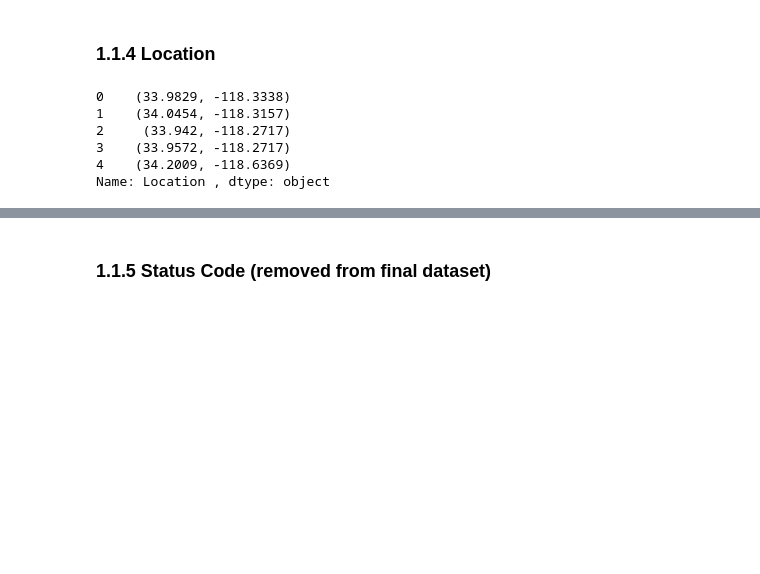
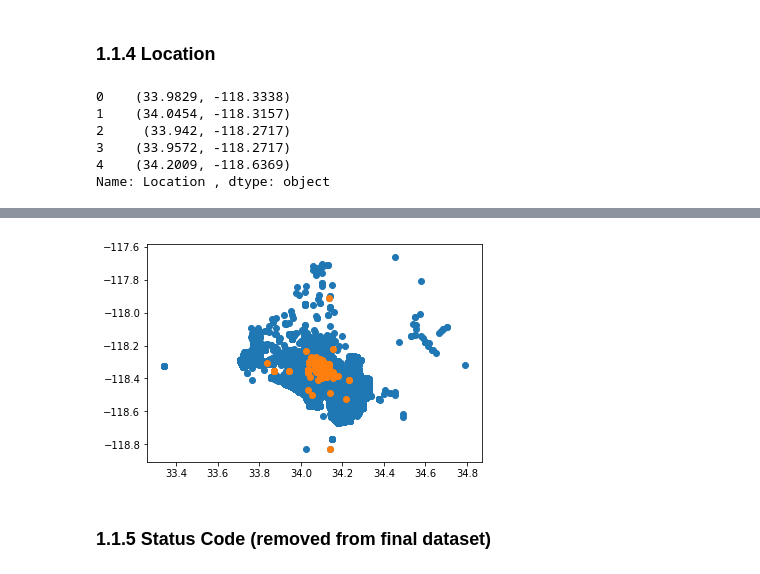
Before and after one commit to abbahdab/Crime-Rates-Prediction-, a Jupyter notebook: eda.ipynb, the cells around one changed output, grey strips where cells are left out. Cells and saved outputs as stored; diff of their text form; code cells hidden in the pictures; blank space fills up the shorter version.

```diff
--- a/eda.ipynb
+++ b/eda.ipynb
@@ -7,6 +9,6 @@ import numpy as np
 # %%
 # read in data
-data = pd.read_csv('../data/Crime_Data_2010_2017.csv')
+data = pd.read_csv('data/Crime_Data_2010_2017.csv')
 data.head()
 # %% [output]
 |  | DR Number | Date Reported | Date Occurred | Time Occurred | Area ID | Area Name | Reporting District | ... |
@@ -233,15 +208,24 @@ data2['Location '].head()
 4    (34.2009, -118.6369)
 Name: Location , dtype: object
 # %%
-# Very slow computation
+# Slow computation
 # Split the location into two seperate columns, longitude and latitude
-templist = []
-for i in range(len(data2['Location '])):
+
+tempDict = {'Longitude':[], 'Latitude':[]}
+
+for i in range(len(data)):
     try:
-        temp = data2['Location '][i].split(',')
-        templist.append([float(temp[0][1:]), float(temp[1][:-1])])
-    except AttributeError:
-        templist.append([np.nan, np.nan])
-        print('AttributeError on value:', data2['Location '][i])
+        temp = data['Location '][i].split(',')
+        long = float(temp[0][1:])
+        lat = float(temp[1][:-1])
 
-templist
+        # Remove outliers
+        if long == 0 or lat == 0:
+            raise Exception()
+
+        tempDict['Longitude'].append(long)
+        tempDict['Latitude'].append(lat)
+
+    except:
+        tempDict['Longitude'].append(np.nan)
+        tempDict['Latitude'].append(np.nan)
@@ -297,3 +232,20 @@ data2.head()
+# %%
+data.loc[:, 'Longitude'] = tempDict['Longitude']
+data.loc[:, 'Latitude'] = tempDict['Latitude']
+del tempDict
+# %%
+# Plot the crime locations
+plt.scatter(data['Longitude'], data['Latitude'])
+
+# Plot Hollywood crimes for comparison
+hollywood = data.loc[data['Area ID'] == 6, ['Longitude', 'Latitude']]
+plt.scatter(hollywood['Longitude'], hollywood['Latitude'])
+
+plt.show()
+
+del hollywood
+# %% [output]
+[figure, added]
 # %% [markdown]
 ### 1.1.5 Status Code (removed from final dataset)
 # %%
```
Also changed, not shown: parts of 57 cells of this notebook, 7 other files.
